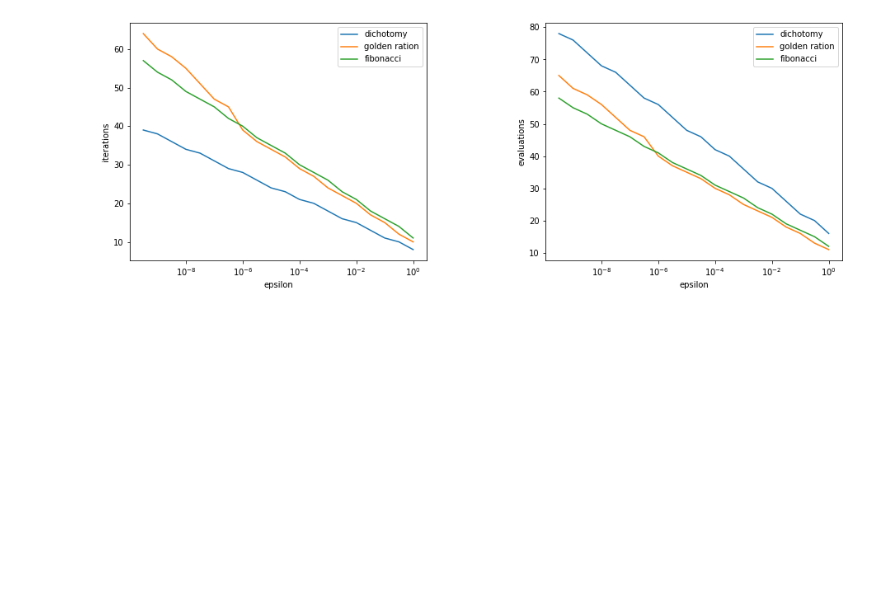
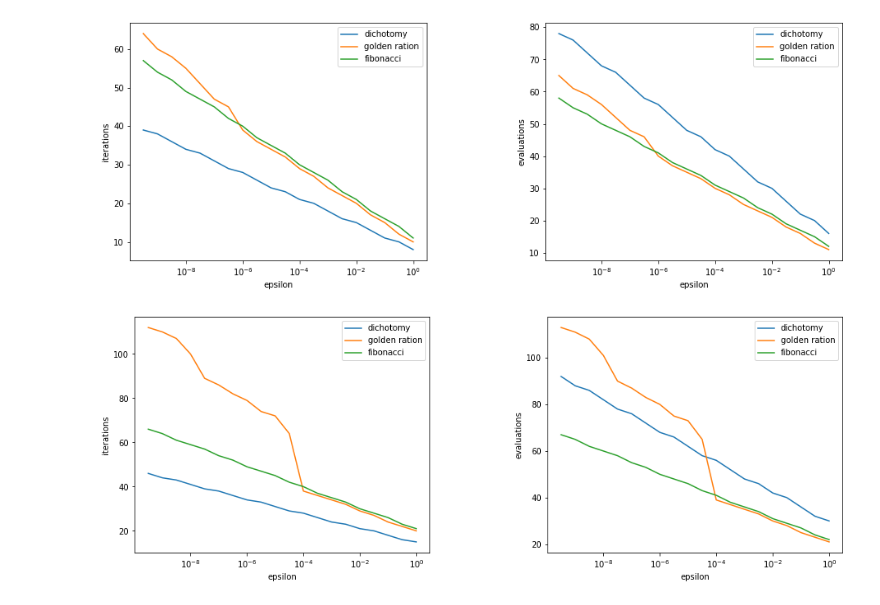
Before and after one commit to pool-party/optimization-methods, a Jupyter notebook: first-order/first-order.ipynb, the cells around one changed output. Cells and saved outputs as stored; diff of their text form; code cells hidden in the pictures; blank space fills up the shorter version.

```diff
--- a/first-order/first-order.ipynb
+++ b/first-order/first-order.ipynb
@@ -49,3 +49,7 @@ def compare(f, a, b):
 compare(lambda x: 100 * ((x - x ** 2) ** 2) + ((1. - x) ** 2), -100, 100)
 # %% [output]
 [figure]
+# %%
+compare(lambda x: (x - 1) ** 2 + 10, -10000, 10000)
+# %% [output]
+[figure, added]
```
